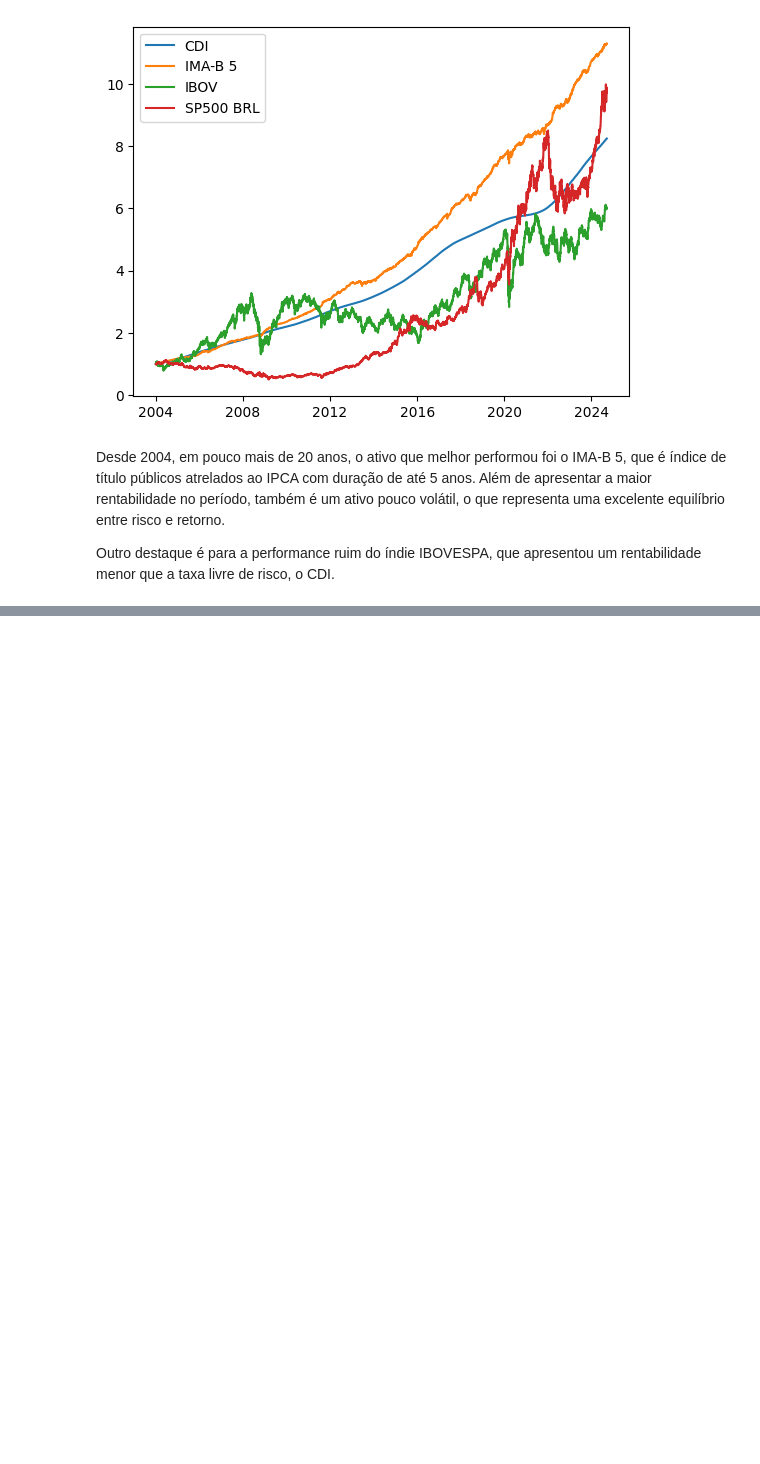
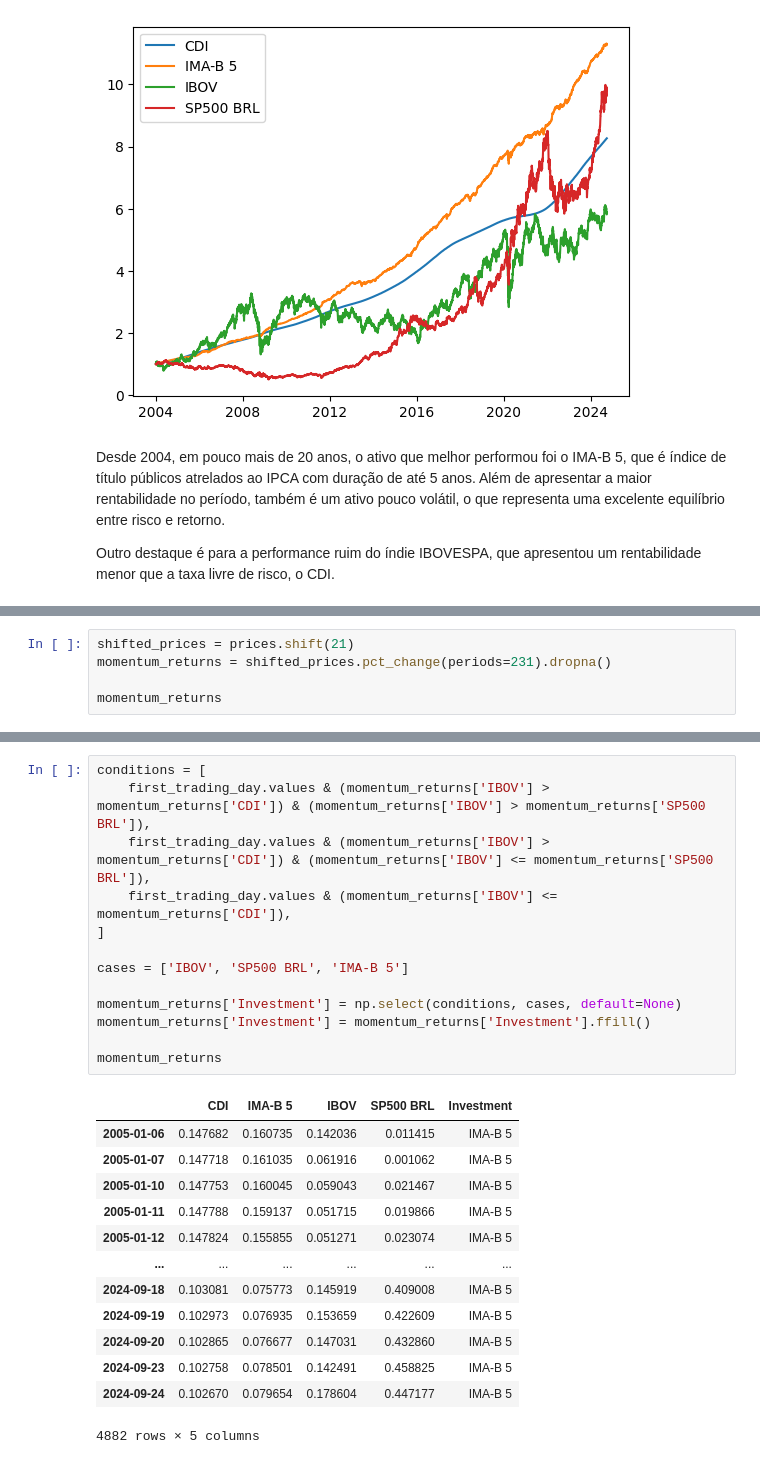
Before and after one commit to ianaraujo/puc-analise-dados, a Jupyter notebook: notebook.ipynb, the cells around one changed output, grey strips where cells are left out. Drawn from its saved outputs; the diff is of its cells as text; blank space fills up the shorter version.

```diff
--- a/notebook.ipynb
+++ b/notebook.ipynb
@@ -160,0 +151,5 @@ Outro destaque é para a performance ruim do índie IBOVESPA, que apresentou um
+# %%
+shifted_prices = prices.shift(21)
+momentum_returns = shifted_prices.pct_change(periods=231).dropna()
+
+momentum_returns
@@ -160,0 +191,27 @@ Outro destaque é para a performance ruim do índie IBOVESPA, que apresentou um
+# %%
+conditions = [
+    first_trading_day.values & (momentum_returns['IBOV'] > momentum_returns['CDI']) & (momentum_returns['IBOV'] > momentum_returns['SP500 BRL']),
+    first_trading_day.values & (momentum_returns['IBOV'] > momentum_returns['CDI']) & (momentum_returns['IBOV'] <= momentum_returns['SP500 BRL']),
+    first_trading_day.values & (momentum_returns['IBOV'] <= momentum_returns['CDI']),
+]
+
+cases = ['IBOV', 'SP500 BRL', 'IMA-B 5']
+
+momentum_returns['Investment'] = np.select(conditions, cases, default=None)
+momentum_returns['Investment'] = momentum_returns['Investment'].ffill()
+
+momentum_returns
+# %% [output]
+|  | CDI | IMA-B 5 | IBOV | SP500 BRL | Investment |
+| 2005-01-06 | 0.147682 | 0.160735 | 0.142036 | 0.011415 | IMA-B 5 |
+| 2005-01-07 | 0.147718 | 0.161035 | 0.061916 | 0.001062 | IMA-B 5 |
+| 2005-01-10 | 0.147753 | 0.160045 | 0.059043 | 0.021467 | IMA-B 5 |
+| 2005-01-11 | 0.147788 | 0.159137 | 0.051715 | 0.019866 | IMA-B 5 |
+| 2005-01-12 | 0.147824 | 0.155855 | 0.051271 | 0.023074 | IMA-B 5 |
+| ... | ... | ... | ... | ... | ... |
+| 2024-09-18 | 0.103081 | 0.075773 | 0.145919 | 0.409008 | IMA-B 5 |
+| 2024-09-19 | 0.102973 | 0.076935 | 0.153659 | 0.422609 | IMA-B 5 |
+| 2024-09-20 | 0.102865 | 0.076677 | 0.147031 | 0.432860 | IMA-B 5 |
+| 2024-09-23 | 0.102758 | 0.078501 | 0.142491 | 0.458825 | IMA-B 5 |
+| 2024-09-24 | 0.102670 | 0.079654 | 0.178604 | 0.447177 | IMA-B 5 |
+4882 rows × 5 columns
```
Also changed, not shown: parts of 37 cells of this notebook.
